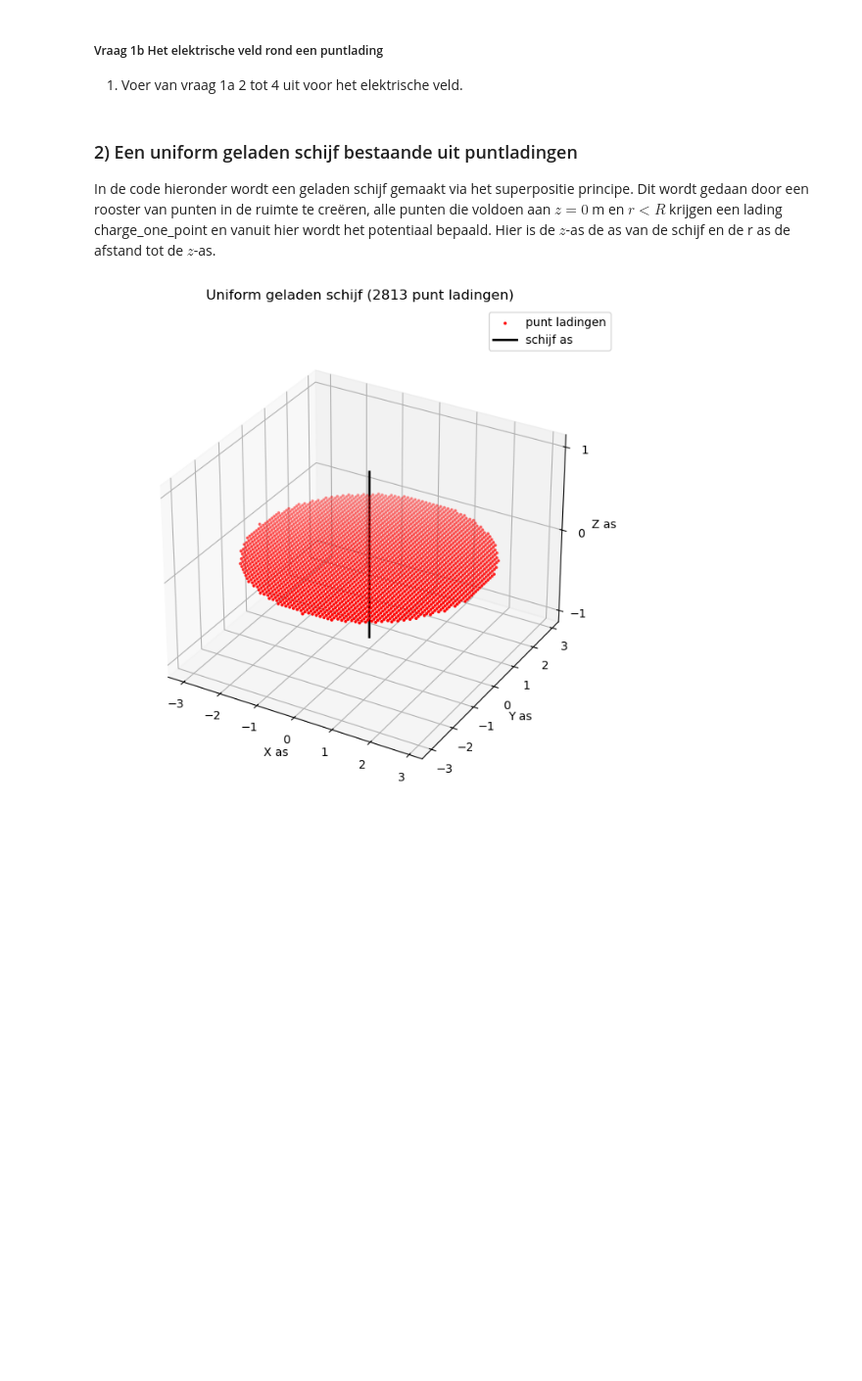
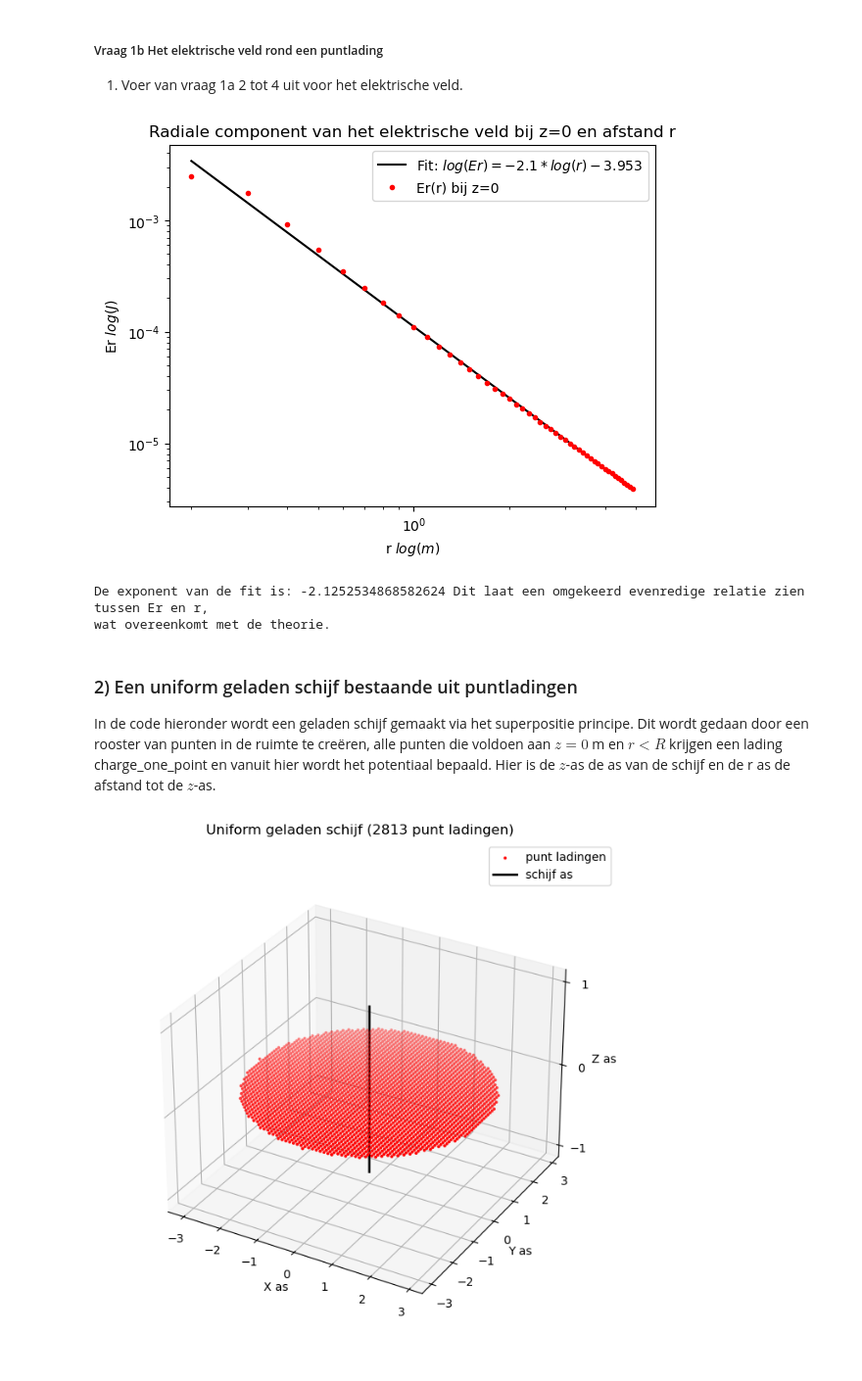
Before and after one commit to AragonMvD/opdrachten-DEF-Day, a Jupyter notebook: DigitaleOntwerpopdrachten/1CondensatorOpdracht/CondensatorOntwerpopdracht.ipynb, the cells around one changed output. Shown at 98% size. Saved outputs shown, nothing was run; the diff lists cells and outputs as text; code cells hidden in the pictures; blank space fills up the shorter version.

```diff
--- a/DigitaleOntwerpopdrachten/1CondensatorOpdracht/CondensatorOntwerpopdracht.ipynb
+++ b/DigitaleOntwerpopdrachten/1CondensatorOpdracht/CondensatorOntwerpopdracht.ipynb
@@ -94,9 +125,33 @@ plot_results_pt_charge_at_origin(Ez, Er, normE, V, r, z, grid_step)
 ##### Vraag 1b Het elektrische veld rond een puntlading
 1. Voer van vraag 1a 2 tot 4 uit voor het elektrische veld.
 # %%
-###
-###Hier jouw code###
-###
+# Definieren curve waardes
+r_vals_E = r[2:] # de centered finite-difference method kan E niet berekenen op het allereerste en allerlaatste gridpunt in de r-dimensie, dus we beginnen bij index 2.
+Er_vals = Er[z0,:]
+
+# Functie definieren voor fit (opdracht 3)
+def logfunc_E(r,a,b):
+    return a * np.log10(r) + b
+
+# Fitten van de curve (opdracht 3)
+vals_E, covar_E = curve_fit(logfunc_E, r_vals_E, np.log10(Er_vals),maxfev=10000) #Fit skipt eerste 2 waarde van r, omdat deze oneindig is.
+
+# Plotten van Er(r) bij z=0 en de fit (opdrachten 2 en 3)
+plt.figure()
+plt.loglog(r_vals_E, 10**logfunc_E(r_vals_E, *vals_E), 'k-', label='Fit: $ log(Er) = %.1f * log(r)  %.3f $' % (vals_E[0], vals_E[1])) #Plot skipt eerste 2 waarde van r, omdat deze oneindig is.
+plt.loglog(r_vals_E, Er_vals, 'r.', label='Er(r) bij z=0') #Plot skipt eerste 2 waarde van r, omdat deze oneindig is.
+plt.xlabel('r $log(m)$')
+plt.ylabel('Er $log(J)$')
+plt.title('Radiale component van het elektrische veld bij z=0 en afstand r')
+plt.legend()
+plt.show()
+
+print("De exponent van de fit is:", vals_E[0], "Dit laat een omgekeerd evenredige relatie zien tussen Er en r, ")
+print("wat overeenkomt met de theorie.")
+# %% [output]
+[figure, added]
+De exponent van de fit is: -2.1252534868582624 Dit laat een omgekeerd evenredige relatie zien tussen Er en r,
+wat overeenkomt met de theorie.
 # %% [markdown]
 ### 2) Een uniform geladen schijf bestaande uit puntladingen
 
```
Also changed, not shown: parts of 1 cell of this notebook.
